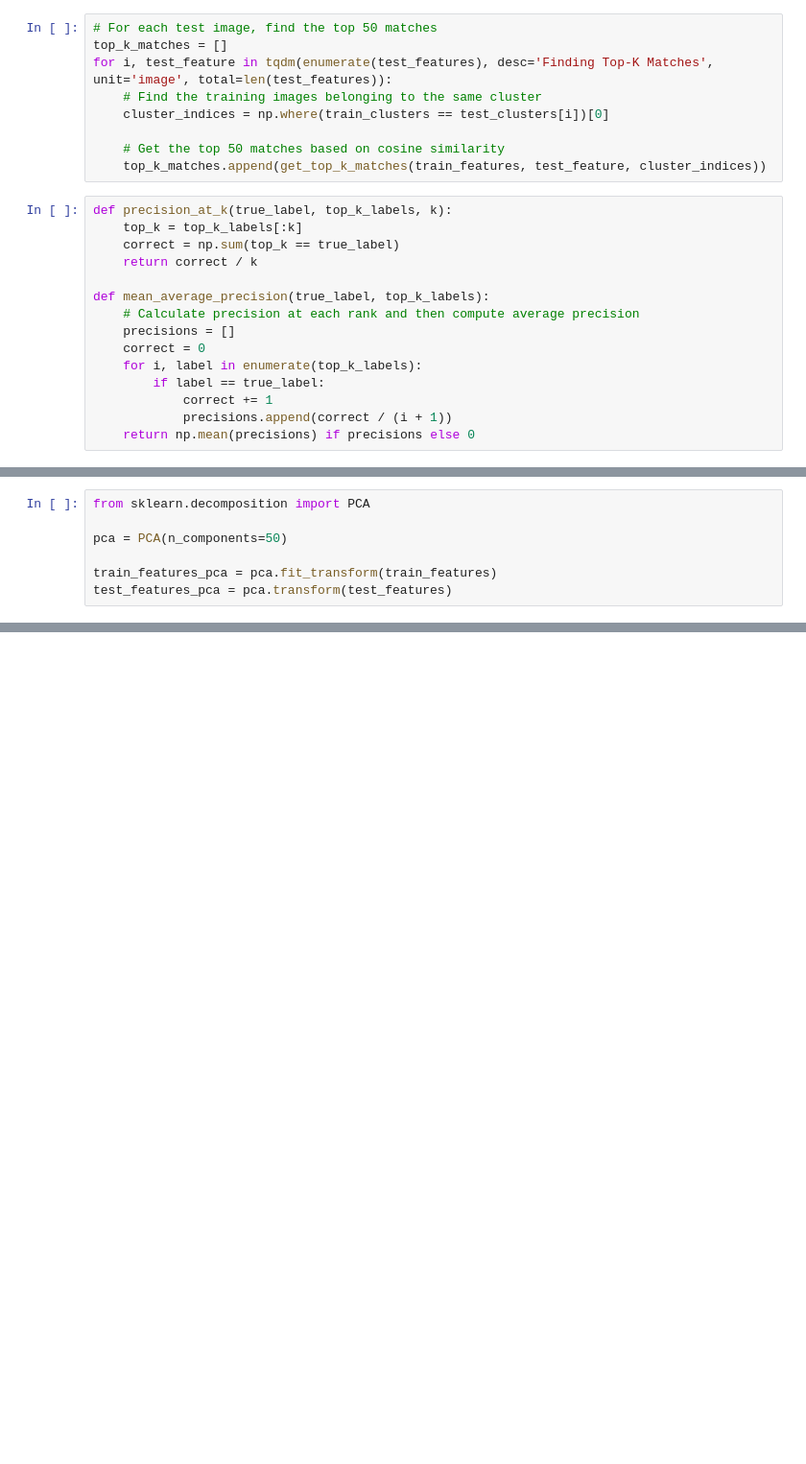
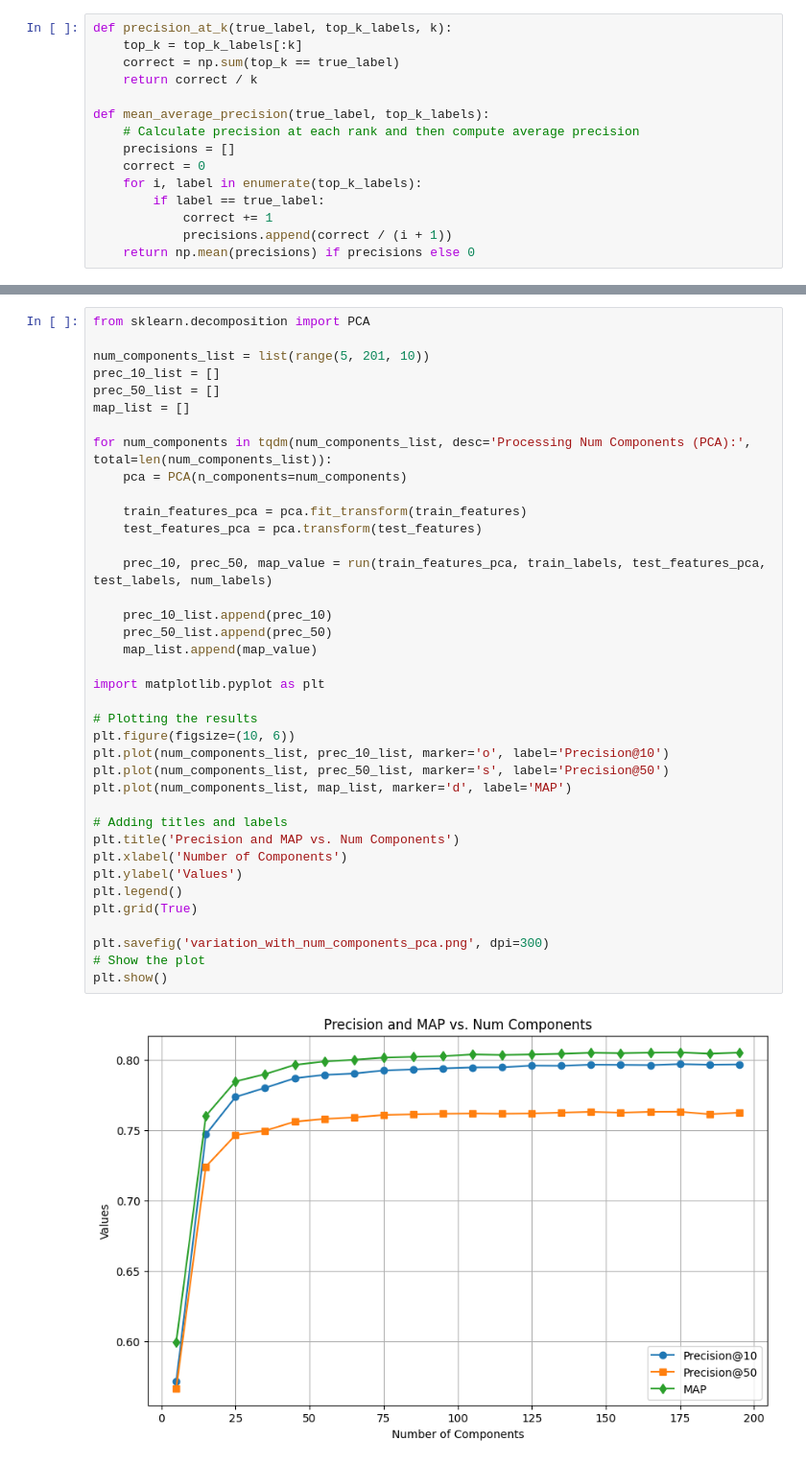
Before and after one commit to chaitanyagarg58/CS635_Information_Retrieval_Assignments, a Jupyter notebook: Assignment-2/KMeans_CIFAR_10.ipynb, the cells around one changed output, grey strips where cells are left out. Shown: that part at 96% size. Cells and saved outputs as stored; diff of their text form; blank space fills up the shorter version.

```diff
--- a/Assignment-2/KMeans_CIFAR_10.ipynb
+++ b/Assignment-2/KMeans_CIFAR_10.ipynb
@@ -77,15 +67,6 @@ def get_top_k_matches(train_features, test_feature, cluster_indices, k=50):
     # Get the top k most similar images
     top_k_indices = np.argsort(similarities)[::-1][:k]
     return cluster_indices[top_k_indices]
-# %%
-# For each test image, find the top 50 matches
-top_k_matches = []
-for i, test_feature in tqdm(enumerate(test_features), desc='Finding Top-K Matches', unit='image', total=len(test_features)):
-    # Find the training images belonging to the same cluster
-    cluster_indices = np.where(train_clusters == test_clusters[i])[0]
-
-    # Get the top 50 matches based on cosine similarity
-    top_k_matches.append(get_top_k_matches(train_features, test_feature, cluster_indices))
 # %%
 def precision_at_k(true_label, top_k_labels, k):
     top_k = top_k_labels[:k]
@@ -125,7 +159,0 @@ Mean Average Precision: 0.8051
-# %%
-from sklearn.decomposition import PCA
-
-pca = PCA(n_components=50)
-
-train_features_pca = pca.fit_transform(train_features)
-test_features_pca = pca.transform(test_features)
@@ -168,0 +202,40 @@ Mean Average Precision: 0.8020
+# %%
+from sklearn.decomposition import PCA
+
+num_components_list = list(range(5, 201, 10))
+prec_10_list = []
+prec_50_list = []
+map_list = []
+
+for num_components in tqdm(num_components_list, desc='Processing Num Components (PCA):', total=len(num_components_list)):
+    pca = PCA(n_components=num_components)
+
+    train_features_pca = pca.fit_transform(train_features)
+    test_features_pca = pca.transform(test_features)
+
+    prec_10, prec_50, map_value = run(train_features_pca, train_labels, test_features_pca, test_labels, num_labels)
+
+    prec_10_list.append(prec_10)
+    prec_50_list.append(prec_50)
+    map_list.append(map_value)
+
+import matplotlib.pyplot as plt
+
+# Plotting the results
+plt.figure(figsize=(10, 6))
+plt.plot(num_components_list, prec_10_list, marker='o', label='Precision@10')
+plt.plot(num_components_list, prec_50_list, marker='s', label='Precision@50')
+plt.plot(num_components_list, map_list, marker='d', label='MAP')
+
+# Adding titles and labels
+plt.title('Precision and MAP vs. Num Components')
+plt.xlabel('Number of Components')
+plt.ylabel('Values')
+plt.legend()
+plt.grid(True)
+
+plt.savefig('variation_with_num_components_pca.png', dpi=300)
+# Show the plot
+plt.show()
+# %% [output]
+[figure, added]
```
Also changed, not shown: parts of 11 cells of this notebook, 1 other file.
